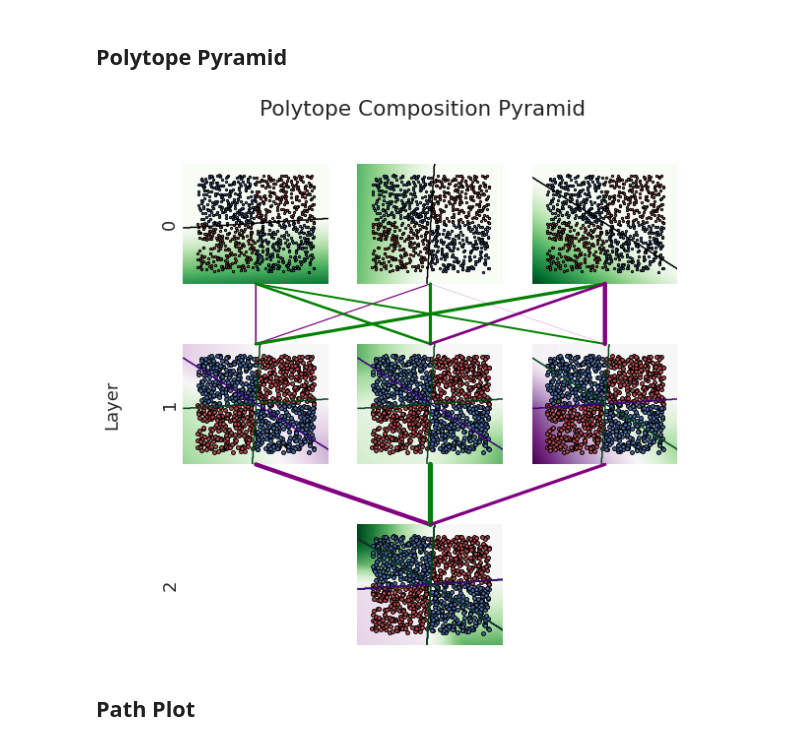
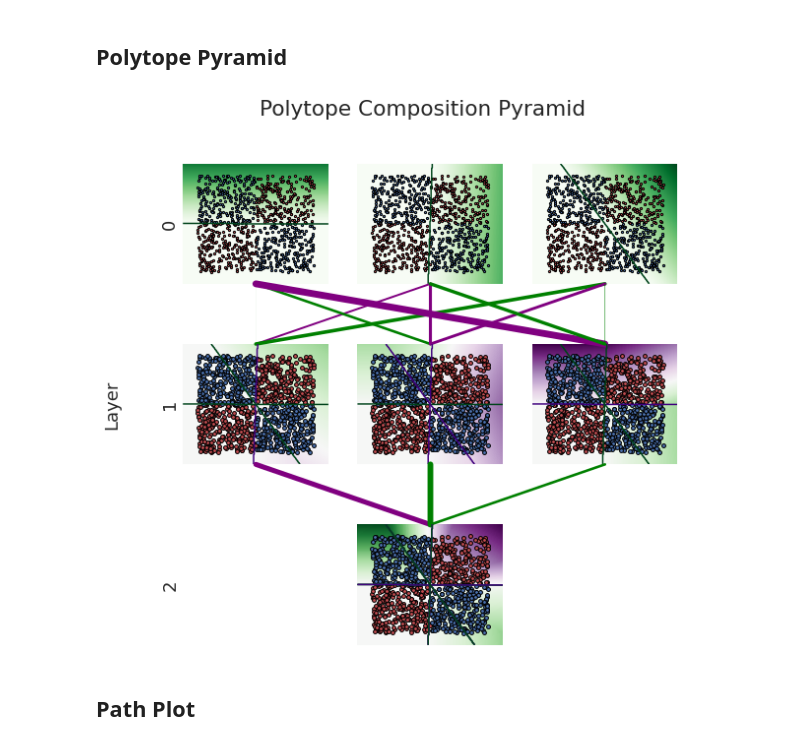
Before and after one commit to neurodata/kdg_will, a Jupyter notebook: Neural_Polytopes.ipynb, the cells around one changed output. Saved outputs shown, nothing was run; the diff lists cells and outputs as text; code cells hidden in the pictures.

Commit message:
finalized two layer network pyraid:

```diff
--- a/Neural_Polytopes.ipynb
+++ b/Neural_Polytopes.ipynb
@@ -86,15 +85,22 @@ for i, ax in enumerate(axs.flat):
         ax.spines[side].set_visible(False)
 
 input_weights, penultimate_weights, ultimate_weights = [network.layers[i].get_weights()[0] for i in {0, 1, 2}]
-second_layer_activations = keras.models.Model(network.inputs, network.layers[0].output).predict(np.c_[xx.ravel(), yy.ravel()])
-penultimate_preactivations = np.matmul(second_layer_activations * (second_layer_activations > 0).astype('int'), penultimate_weights)
+second_layer_preactivations = np.matmul(np.c_[xx.ravel(), yy.ravel()], input_weights)
+second_layer_activations = second_layer_preactivations * (second_layer_preactivations > 0).astype('int')
+penultimate_preactivations = np.matmul(second_layer_activations, penultimate_weights)
 
 for layer_idx in range(3):
     axs[layer_idx][0].set_ylabel(str(layer_idx))
 
 for second_node in range(width):
     node_activations = second_layer_activations[:, second_node].reshape(xx.shape)
-    axs[0][second_node].contour(xx, yy, node_activations, levels=[0], cmap="Greys_r")
+    axs[0][second_node].contour(xx,
+                                yy,
+                                node_activations,
+                                levels=[0],
+                                cmap="Greens",
+                                vmin = -1,
+                                vmax = 0)
     axs[0][second_node].pcolormesh(xx,
                           yy,
                           node_activations,
@@ -134,7 +140,7 @@ for penultimate_node in range(width):
                         xyB = [0, np.max(yy)],
                         coordsA="data",
                         coordsB="data",
-                        color="green" if np.sign(ultimate_weights[penultimate_node]) > 0 else "purple",
+                        color="green" if ultimate_weights[penultimate_node] > 0 else "purple",
                         lw=np.abs(ultimate_weights[penultimate_node]))
     axs[2][int(width / 2)].add_artist(con)
 
@@ -158,13 +164,13 @@ for penultimate_node in range(width):
                                        yy,
                                        second_polytope_activations.reshape(xx.shape),
                                        levels=[0],
-                                       cmap="Greens" if second_w_sign > 0 else "Purples",
+                                       cmap="Greens" if second_w_sign * penultimate_w_sign > 0 else "Purples",
                                        vmin = -1, vmax = 0)
       axs[2][int(width / 2)].contour(xx,
                                        yy,
                                        second_polytope_activations.reshape(xx.shape),
                                        levels=[0],
-                                       cmap="Greens" if second_w_sign > 0 else "Purples",
+                                       cmap="Greens" if second_w_sign * penultimate_w_sign > 0 else "Purples",
                                        vmin = -1, vmax = 0)
       '''
       for multiplier in [[-1, 1], [1, -1], [1, 1], [-1, -1]]:
@@ -176,34 +182,34 @@ for penultimate_node in range(width):
                                        vmin = -1, vmax = 0)
       for multiplier in [[-1, 1], [1, -1], [1, 1], [-1, -1]]:
         axs[1][penultimate_node].contour(multiplier[0] * yy,
                                        multiplier[1] * xx,
                                        second_polytope_activations.reshape(xx.shape),
                                        levels=[0],
                                        cmap="Greens" if second_w_sign > 0 else "Purples",
                                        vmin = -1, vmax = 0)
       '''
 
   #axs[1][penultimate_node].contour(xx, yy, penultimate_polytope_activations, levels=[0], cmap="Greys_r")
 
 ultimate_preactivations = np.matmul(penultimate_preactivations * (penultimate_preactivations > 0).astype('int'), ultimate_weights).reshape(xx.shape)
 axs[2][int(width / 2)].pcolormesh(xx,
                                yy,
                                ultimate_preactivations,
                                cmap="PRGn",
                                vmin = -np.max(np.abs(ultimate_preactivations)),
                                vmax = np.max(np.abs(ultimate_preactivations)))
 
 
 #axs[2][int(width / 2)].contour(xx, yy, final_preactivations, levels=[0], cmap="Greys_r")
 
 # Plot the training points
 for y_val in range(2):
   idx = np.where(y == y_val)
   axs[2][int(width / 2)].scatter(X[idx, 0], X[idx, 1], c='rb'[y_val], label='Class {}'.format(y_val),
               s=15, edgecolor = 'black')
 plt.show()
 # %% [output]
-[figure, old version]
+[figure, new version]
 # %% [markdown]
 ## Path Plot
 # %%
```
Also changed, not shown: parts of 2 cells of this notebook.
